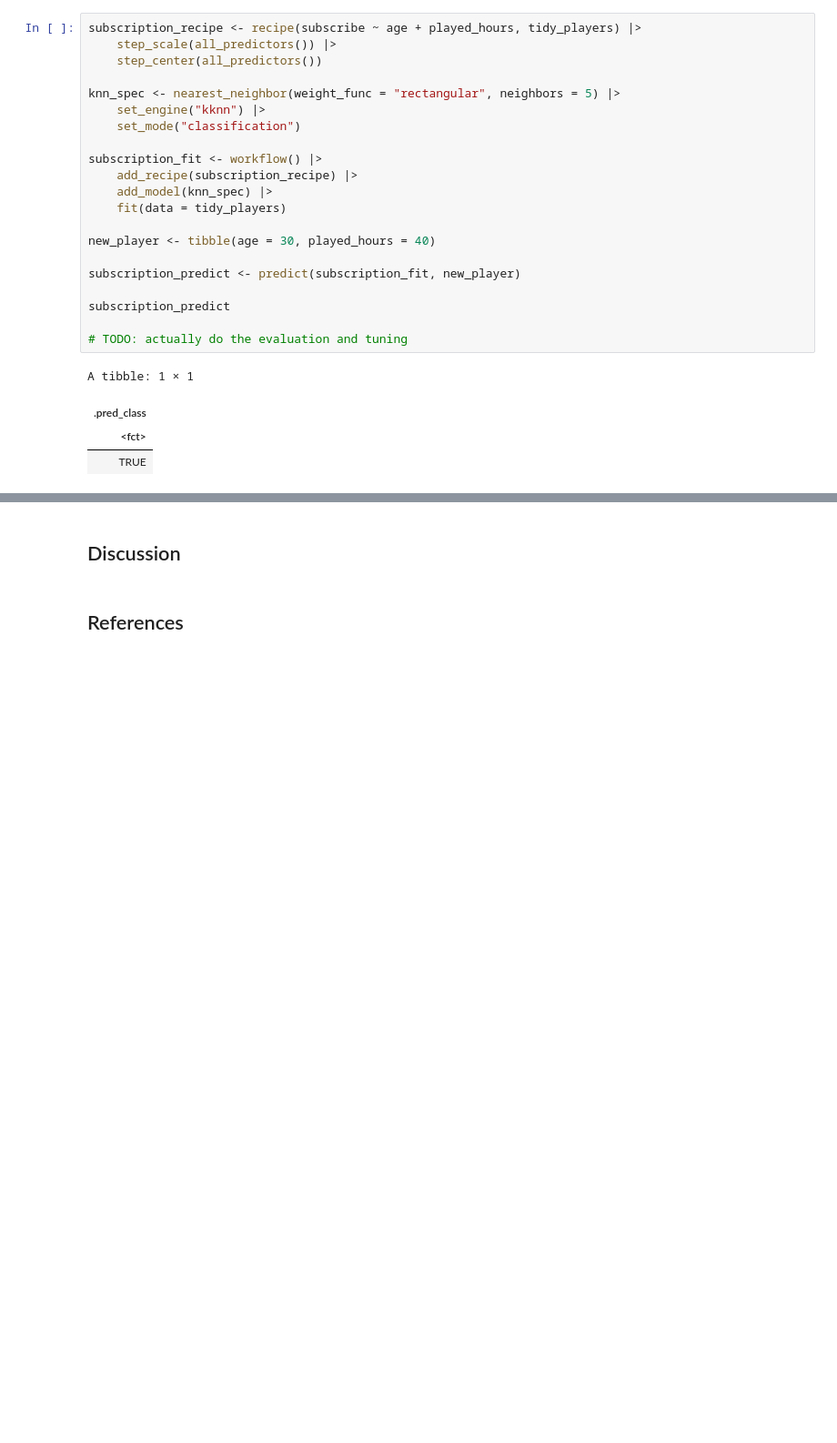
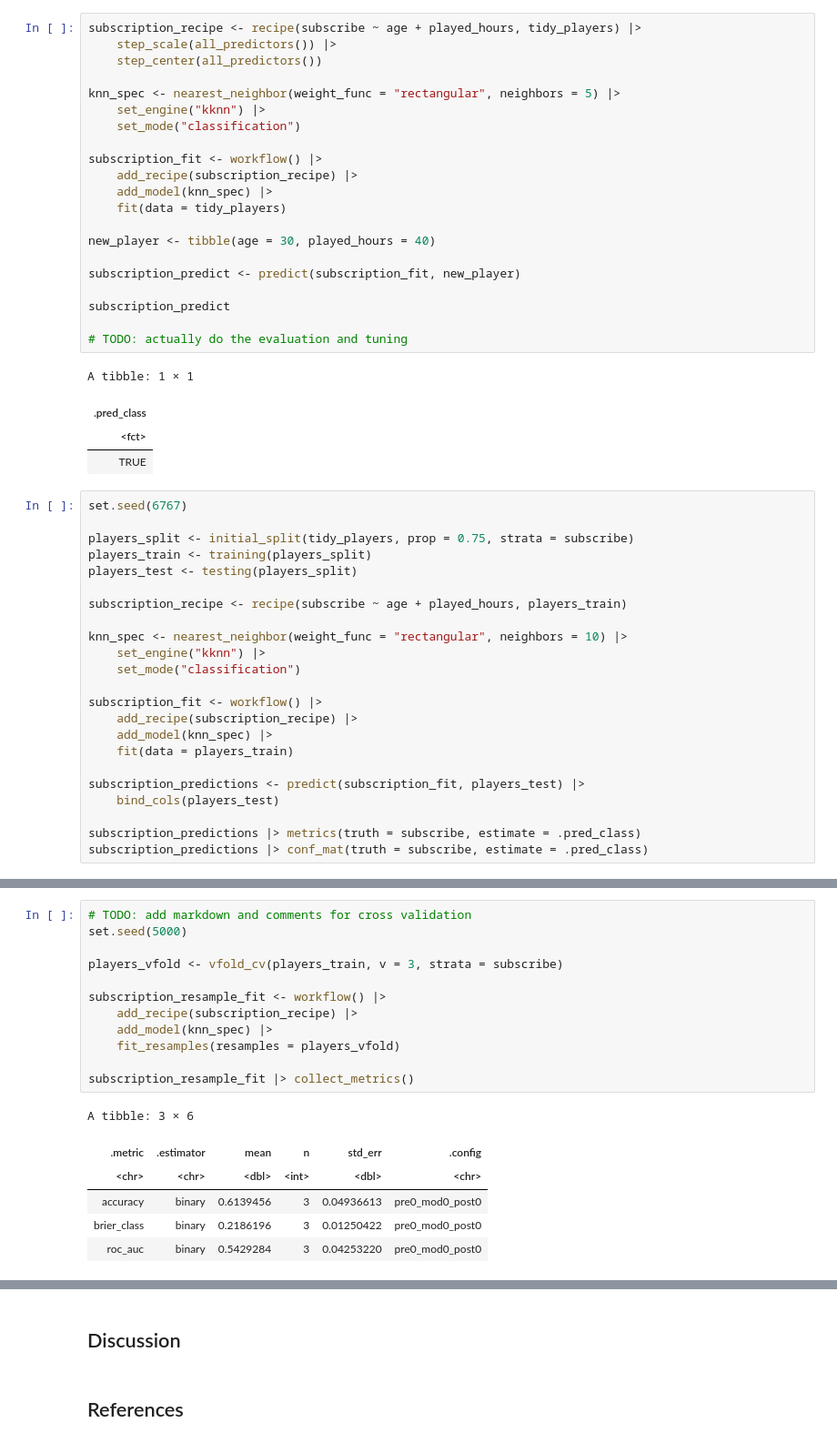
Before and after one commit to avahbot/dsci-100-term-project-final, a Jupyter notebook: project.ipynb, the cells around one changed output, grey strips where cells are left out. Shown at 91% size. Drawn from its saved outputs; the diff is of its cells as text; blank space fills up the shorter version.

```diff
--- a/project.ipynb
+++ b/project.ipynb
@@ -268,3 +268,26 @@ A tibble: 1 × 1
 | .pred_class |
 | <fct> |
 | TRUE |
+# %%
+set.seed(6767)
+
+players_split <- initial_split(tidy_players, prop = 0.75, strata = subscribe)
+players_train <- training(players_split)
+players_test <- testing(players_split)
+
+subscription_recipe <- recipe(subscribe ~ age + played_hours, players_train)
+
+knn_spec <- nearest_neighbor(weight_func = "rectangular", neighbors = 10) |>
+    set_engine("kknn") |>
+    set_mode("classification")
+
+subscription_fit <- workflow() |>
+    add_recipe(subscription_recipe) |>
+    add_model(knn_spec) |>
+    fit(data = players_train)
+
+subscription_predictions <- predict(subscription_fit, players_test) |>
+    bind_cols(players_test)
+
+subscription_predictions |> metrics(truth = subscribe, estimate = .pred_class)
+subscription_predictions |> conf_mat(truth = subscribe, estimate = .pred_class)
@@ -270,0 +304,19 @@ A tibble: 1 × 1
+# %%
+# TODO: add markdown and comments for cross validation
+set.seed(5000)
+
+players_vfold <- vfold_cv(players_train, v = 3, strata = subscribe)
+
+subscription_resample_fit <- workflow() |>
+    add_recipe(subscription_recipe) |>
+    add_model(knn_spec) |>
+    fit_resamples(resamples = players_vfold)
+
+subscription_resample_fit |> collect_metrics()
+# %% [output]
+A tibble: 3 × 6
+| .metric | .estimator | mean | n | std_err | .config |
+| <chr> | <chr> | <dbl> | <int> | <dbl> | <chr> |
+| accuracy | binary | 0.6139456 | 3 | 0.04936613 | pre0_mod0_post0 |
+| brier_class | binary | 0.2186196 | 3 | 0.01250422 | pre0_mod0_post0 |
+| roc_auc | binary | 0.5429284 | 3 | 0.04253220 | pre0_mod0_post0 |
```
Also changed, not shown: parts of 2 cells of this notebook.
